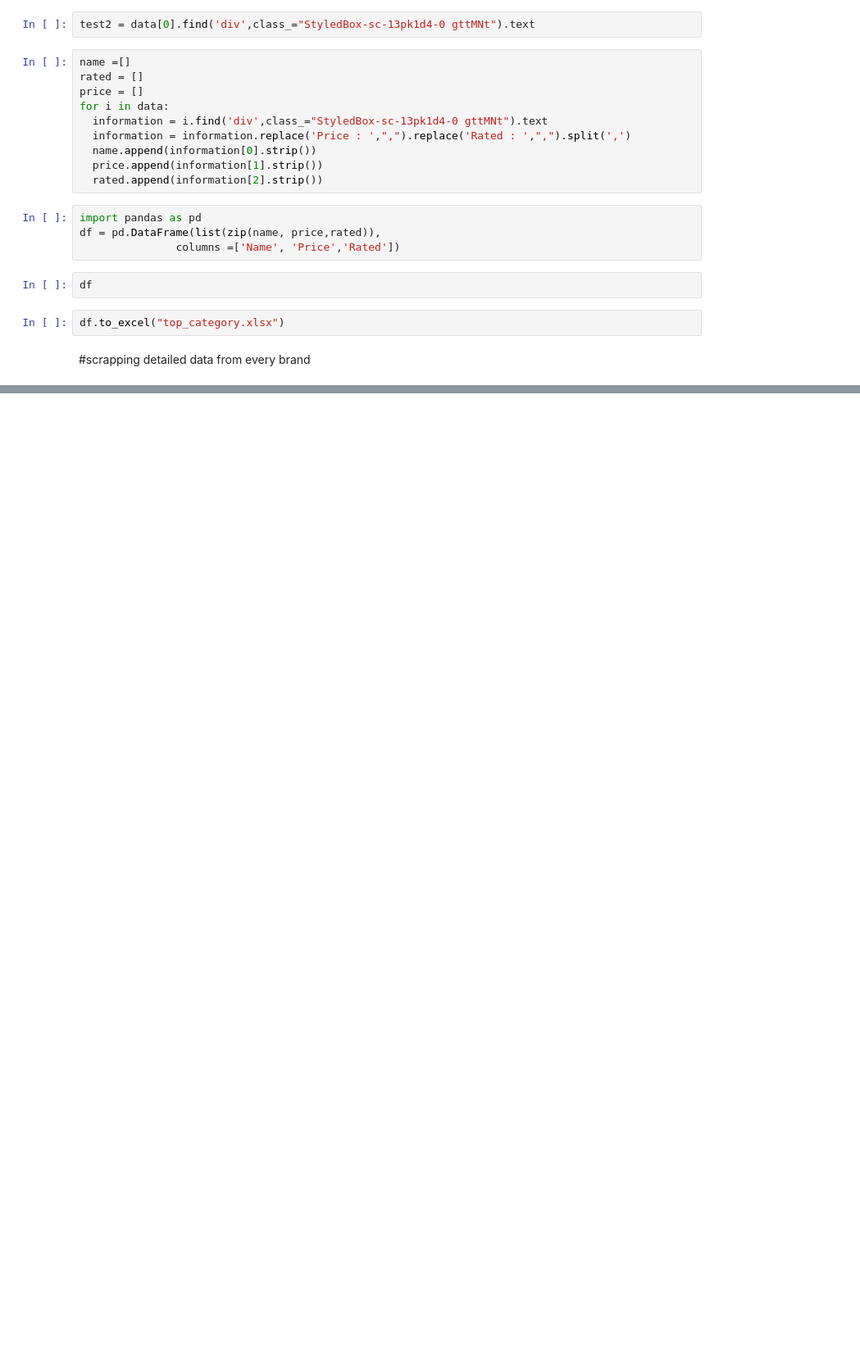
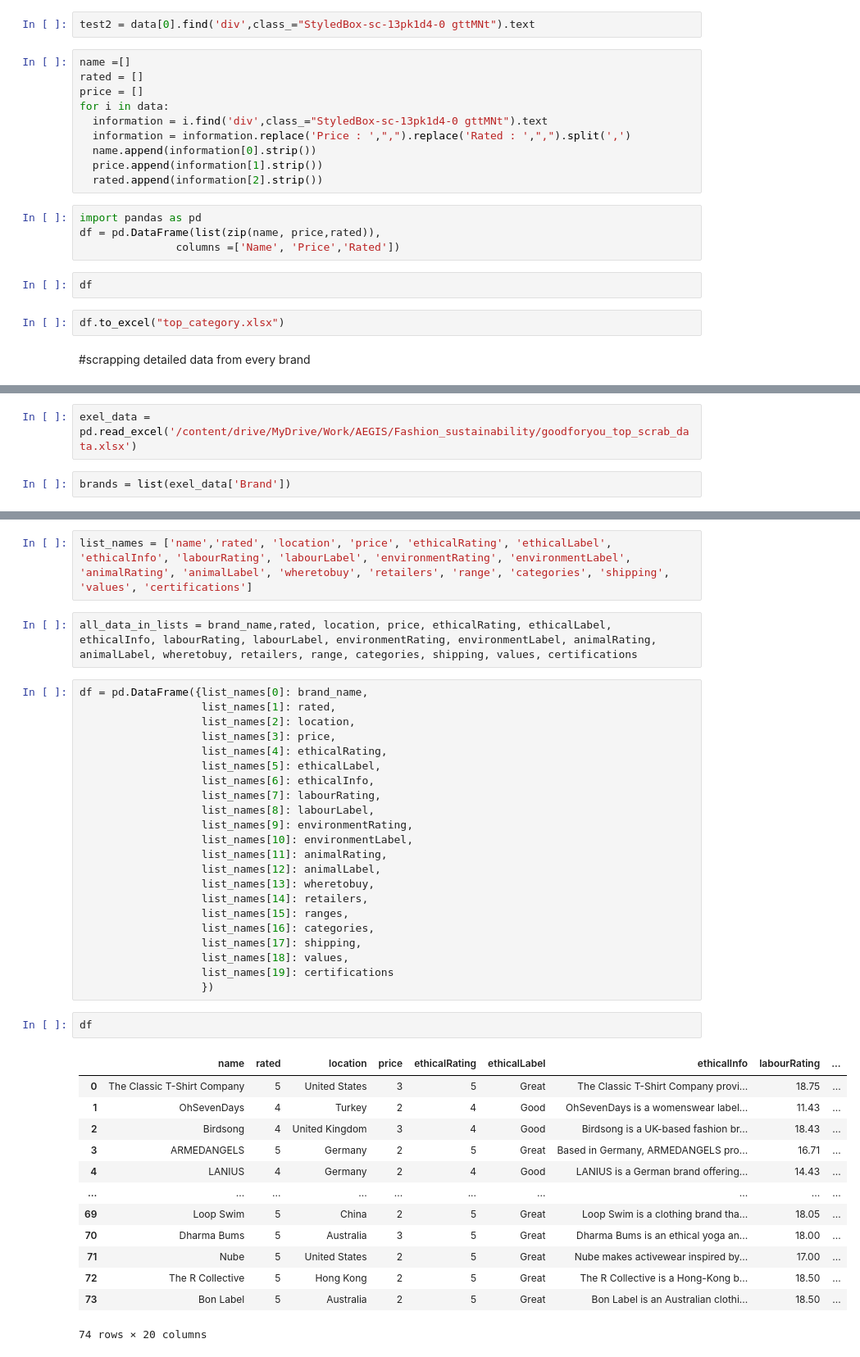
Before and after one commit to thanbskt/Fashion_Sustain, a Jupyter notebook: scraping.ipynb, the cells around one changed output, grey strips where cells are left out. Shown: that part at 82% size. Cells and saved outputs as stored; diff of their text form; blank space fills up the shorter version.

```diff
--- a/scraping.ipynb
+++ b/scraping.ipynb
@@ -127,0 +99,4 @@ for i in Cert_data:
+# %%
+exel_data = pd.read_excel('/content/drive/MyDrive/Work/AEGIS/Fashion_sustainability/goodforyou_top_scrab_data.xlsx')
+# %%
+brands = list(exel_data['Brand'])
@@ -127,0 +217,42 @@ for i in Cert_data:
+# %%
+list_names = ['name','rated', 'location', 'price', 'ethicalRating', 'ethicalLabel', 'ethicalInfo', 'labourRating', 'labourLabel', 'environmentRating', 'environmentLabel', 'animalRating', 'animalLabel', 'wheretobuy', 'retailers', 'range', 'categories', 'shipping', 'values', 'certifications']
+# %%
+all_data_in_lists = brand_name,rated, location, price, ethicalRating, ethicalLabel, ethicalInfo, labourRating, labourLabel, environmentRating, environmentLabel, animalRating, animalLabel, wheretobuy, retailers, range, categories, shipping, values, certifications
+# %%
+df = pd.DataFrame({list_names[0]: brand_name,
+                   list_names[1]: rated,
+                   list_names[2]: location,
+                   list_names[3]: price,
+                   list_names[4]: ethicalRating,
+                   list_names[5]: ethicalLabel,
+                   list_names[6]: ethicalInfo,
+                   list_names[7]: labourRating,
+                   list_names[8]: labourLabel,
+                   list_names[9]: environmentRating,
+                   list_names[10]: environmentLabel,
+                   list_names[11]: animalRating,
+                   list_names[12]: animalLabel,
+                   list_names[13]: wheretobuy,
+                   list_names[14]: retailers,
+                   list_names[15]: ranges,
+                   list_names[16]: categories,
+                   list_names[17]: shipping,
+                   list_names[18]: values,
+                   list_names[19]: certifications
+                   })
+# %%
+df
+# %% [output]
+|  | name | rated | location | price | ethicalRating | ethicalLabel | ethicalInfo | labourRating | ... |
+| 0 | The Classic T-Shirt Company | 5 | United States | 3 | 5 | Great | The Classic T-Shirt Company provi... | 18.75 | ... |
+| 1 | OhSevenDays | 4 | Turkey | 2 | 4 | Good | OhSevenDays is a womenswear label... | 11.43 | ... |
+| 2 | Birdsong | 4 | United Kingdom | 3 | 4 | Good | Birdsong is a UK-based fashion br... | 18.43 | ... |
+| 3 | ARMEDANGELS | 5 | Germany | 2 | 5 | Great | Based in Germany, ARMEDANGELS pro... | 16.71 | ... |
+| 4 | LANIUS | 4 | Germany | 2 | 4 | Good | LANIUS is a German brand offering... | 14.43 | ... |
+| ... | ... | ... | ... | ... | ... | ... | ... | ... | ... |
+| 69 | Loop Swim | 5 | China | 2 | 5 | Great | Loop Swim is a clothing brand tha... | 18.05 | ... |
+| 70 | Dharma Bums | 5 | Australia | 3 | 5 | Great | Dharma Bums is an ethical yoga an... | 18.00 | ... |
+| 71 | Nube | 5 | United States | 2 | 5 | Great | Nube makes activewear inspired by... | 17.00 | ... |
+| 72 | The R Collective | 5 | Hong Kong | 2 | 5 | Great | The R Collective is a Hong-Kong b... | 18.50 | ... |
+| 73 | Bon Label | 5 | Australia | 2 | 5 | Great | Bon Label is an Australian clothi... | 18.50 | ... |
+74 rows × 20 columns
```
Also changed, not shown: parts of 23 cells of this notebook.
